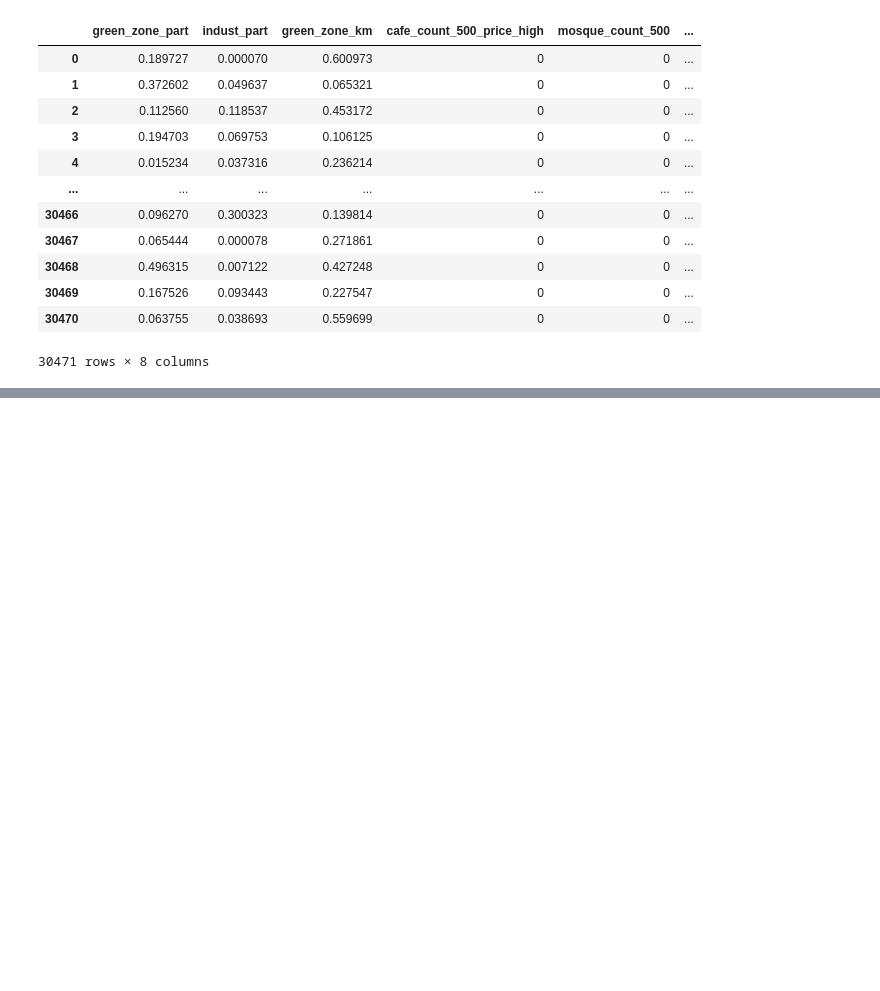
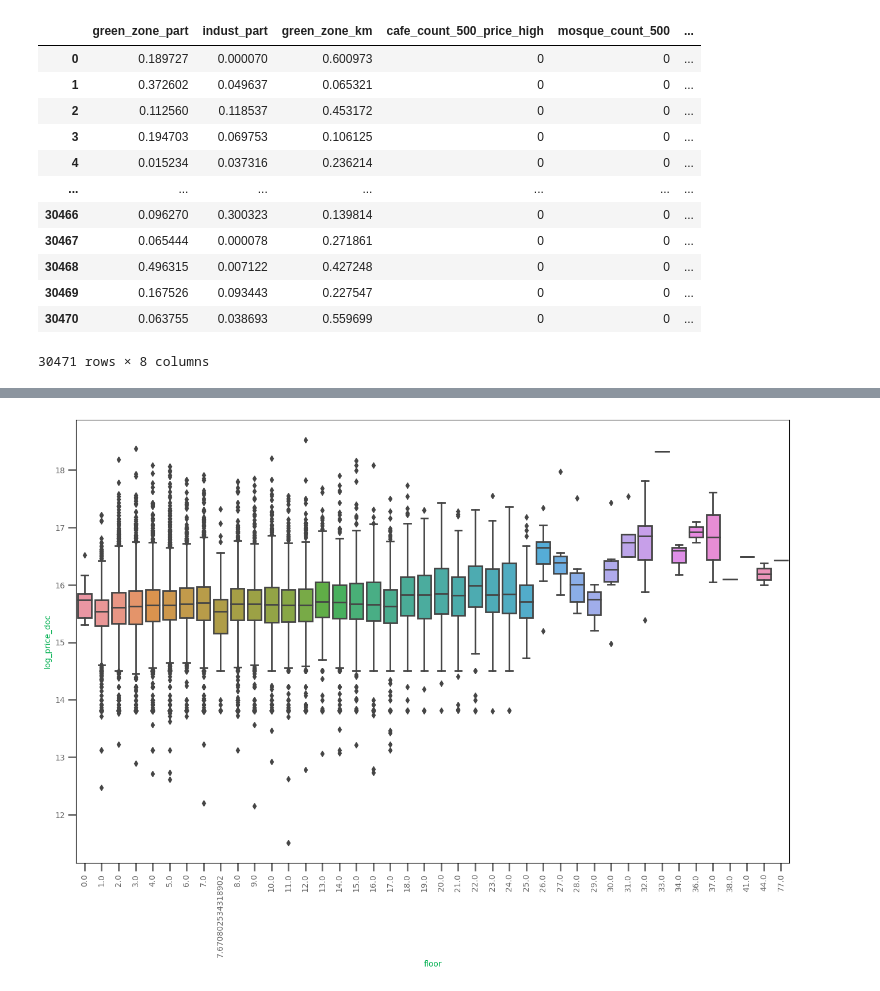
Before and after one commit to antonio-st/Start_ML, a Jupyter notebook: modul_2_Machine_Learning_and_Applications/09_Практика_Housing_Market/practice_housing_market_home.ipynb, the cells around one changed output, grey strips where cells are left out. Cells and saved outputs as stored; diff of their text form; code cells hidden in the pictures; blank space fills up the shorter version.

```diff
--- a/modul_2_Machine_Learning_and_Applications/09_Практика_Housing_Market/practice_housing_market_home.ipynb
+++ b/modul_2_Machine_Learning_and_Applications/09_Практика_Housing_Market/practice_housing_market_home.ipynb
@@ -228,0 +381,6 @@ df[constant_cols]
+# %%
+### Закодируем колонку с годом через One-Hot
+one_hot = pd.get_dummies(df['month'], prefix='month', drop_first=True)
+df = pd.concat((df.drop('month', axis=1), one_hot), axis=1)
+
+df.head()
@@ -228,0 +394,13 @@ df[constant_cols]
+# %%
+# посмотрим на распределение таргета по этажу
+
+fig = plt.figure()
+fig.set_size_inches(16, 10)
+
+sns.boxplot(y='log_price_doc', x = df['floor'].astype('category'), data=df)
+
+plt.xticks(rotation=90)
+
+plt.show()
+# %% [output]
+[figure, added]
```
Also changed, not shown: parts of 58 cells of this notebook, 9 other files.
